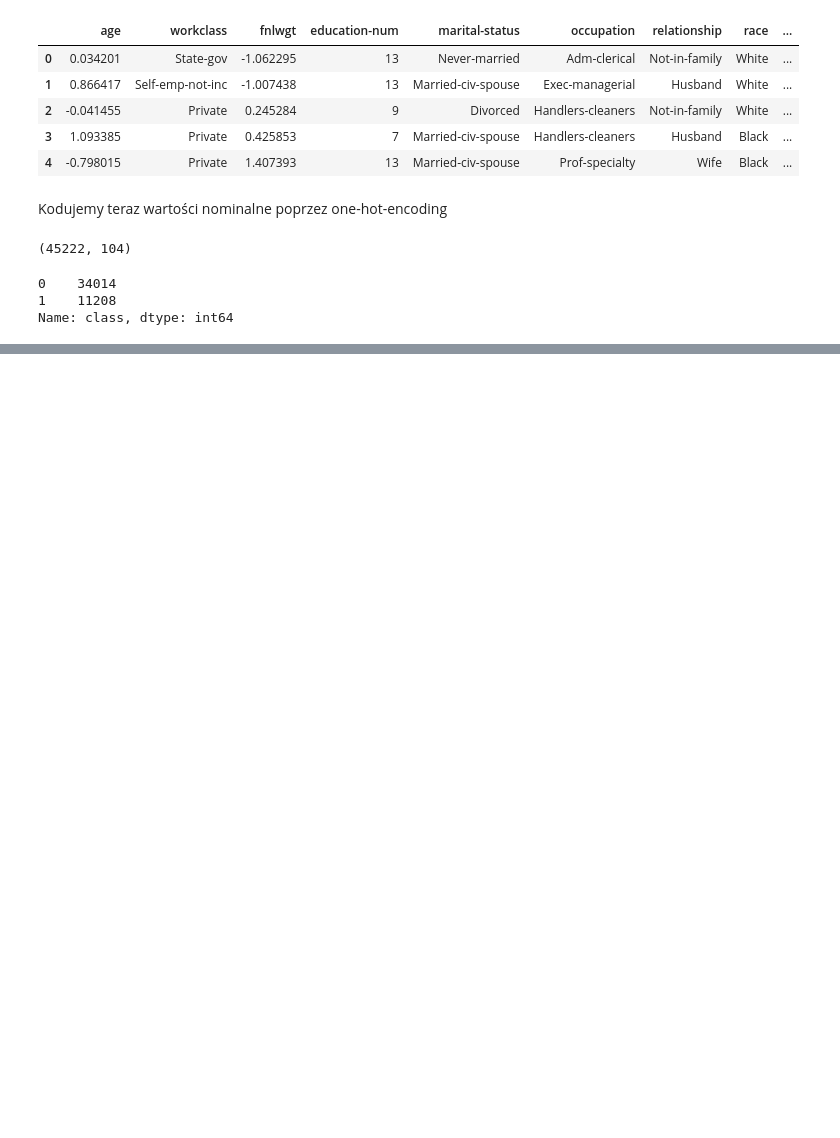
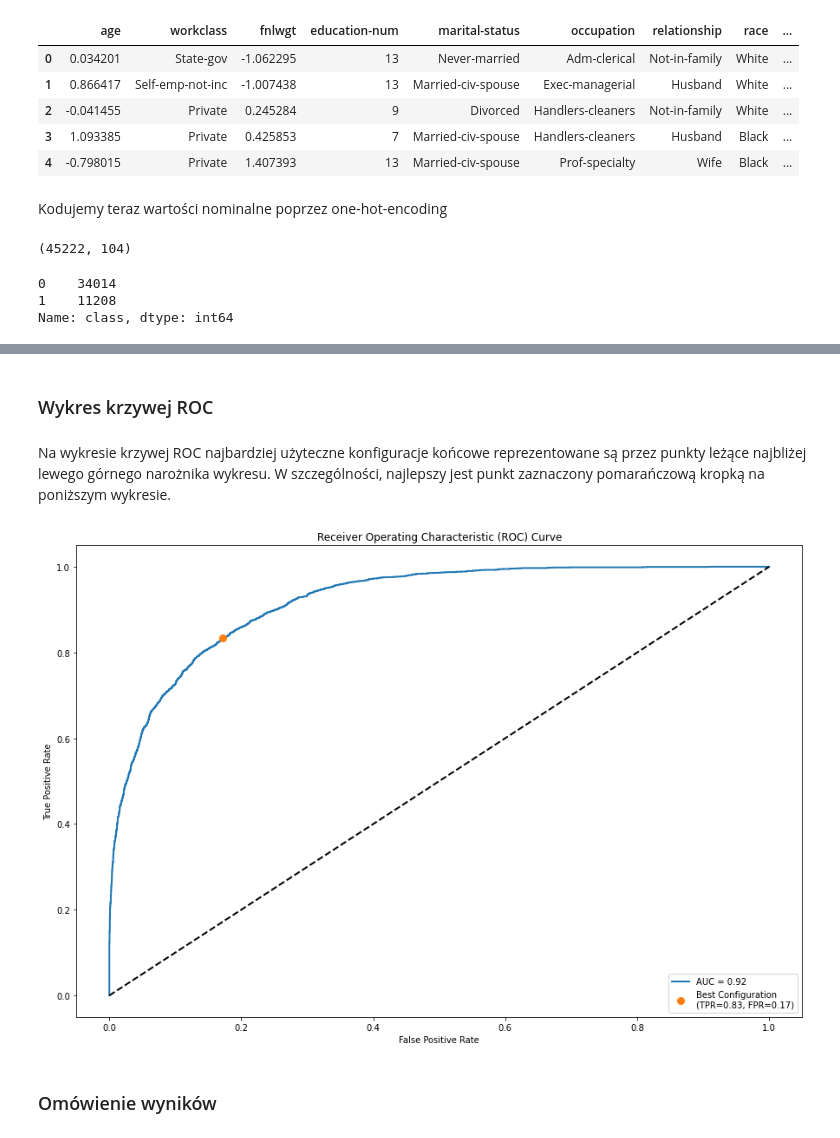
Before and after one commit to MatiPl01/artificial-intelligence-basics, a Jupyter notebook: lab4/lab4.ipynb, the cells around one changed output, grey strips where cells are left out. Drawn from its saved outputs; the diff is of its cells as text; code cells hidden in the pictures; blank space fills up the shorter version.

```diff
--- a/lab4/lab4.ipynb
+++ b/lab4/lab4.ipynb
@@ -279,0 +313,10 @@ Most important features:  [('capital-gain', 0.13906658068733369), ('marital-stat
+# %% [markdown]
+### Wykres krzywej ROC
+# %% [markdown]
+Na wykresie krzywej ROC najbardziej użyteczne konfiguracje końcowe reprezentowane są przez punkty leżące najbliżej lewego górnego narożnika wykresu. W szczególności, najlepszy jest punkt zaznaczony pomarańczową kropką na poniższym wykresie.
+# %%
+draw_roc_curve(rfc_X_test, rfc_y_test, rfc)
+# %% [output]
+[figure, added]
+# %% [markdown]
+### Omówienie wyników
```
Also changed, not shown: parts of 48 cells of this notebook, 1 other file.
